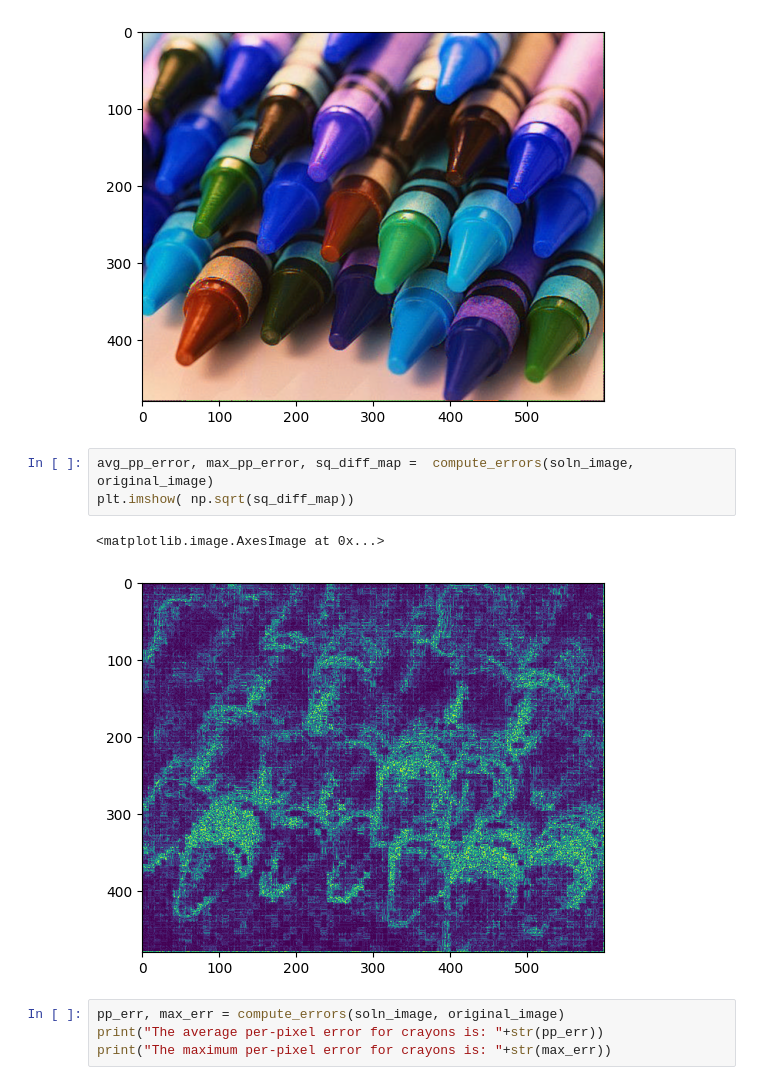
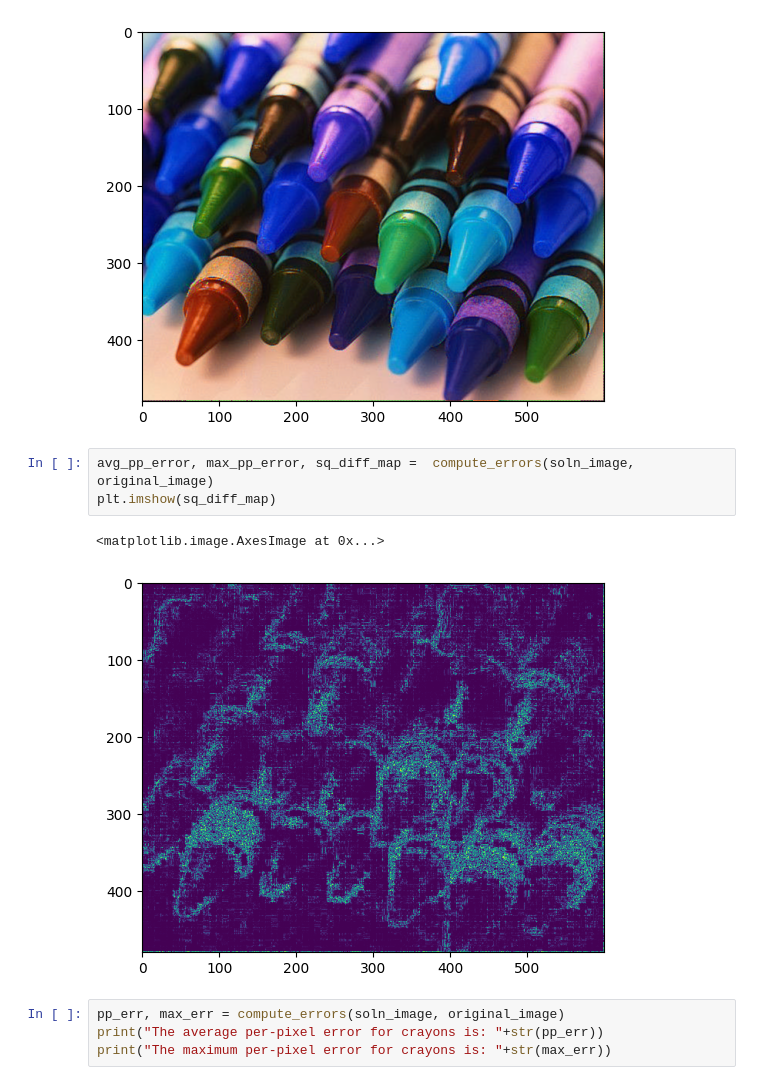
Before and after one commit to bhaba-ranjan/Demosaicing, a Jupyter notebook: MP0.ipynb, the cells around one changed output. Cells and saved outputs as stored; diff of their text form.

```diff
--- a/MP0.ipynb
+++ b/MP0.ipynb
@@ -119,10 +119,10 @@ plt.imshow(soln_image)
 [figure]
 # %%
 avg_pp_error, max_pp_error, sq_diff_map =  compute_errors(soln_image, original_image)
-plt.imshow( np.sqrt(sq_diff_map))
+plt.imshow(sq_diff_map)
 # %% [output]
 <matplotlib.image.AxesImage at 0x...>
-[figure, old version]
+[figure, new version]
 # %%
 pp_err, max_err = compute_errors(soln_image, original_image)
 print("The average per-pixel error for crayons is: "+str(pp_err))
```
